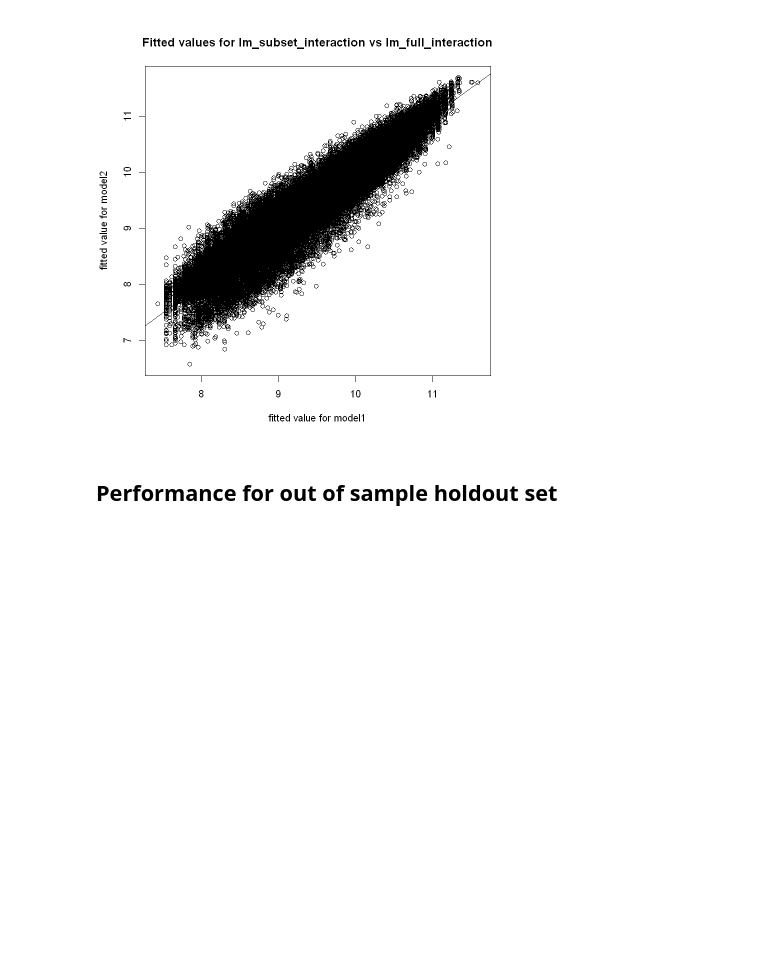
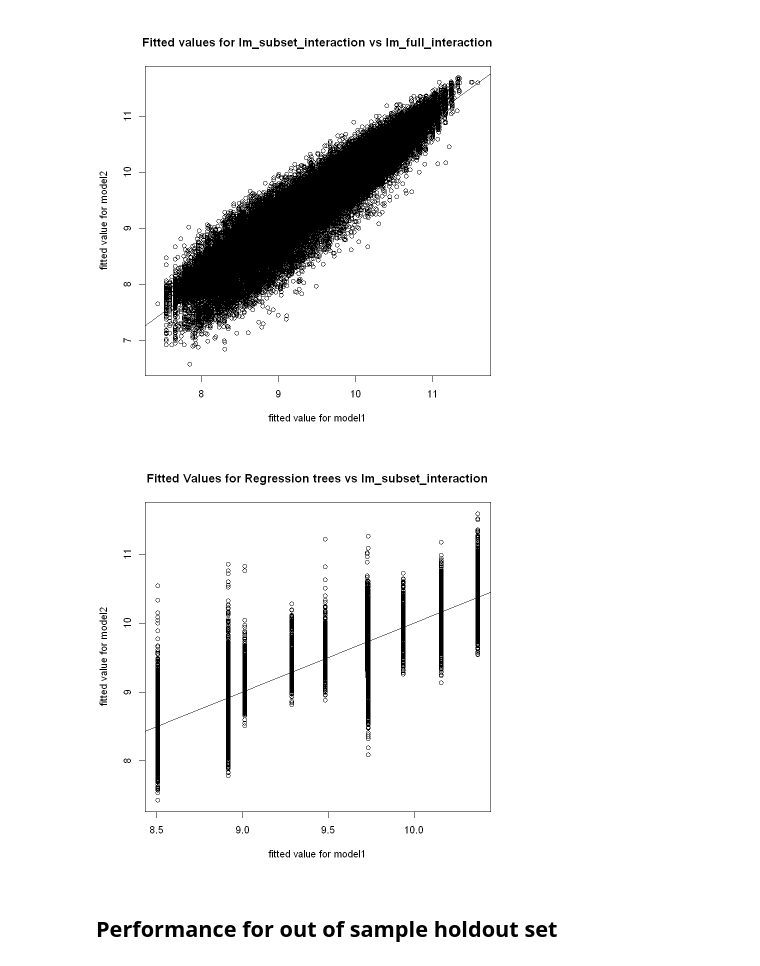
Before and after one commit to SorenRajani/STAT_447B_Project, a Jupyter notebook: 06-Validation.ipynb, the cells around one changed output. Drawn from its saved outputs; the diff is of its cells as text; code cells hidden in the pictures; blank space fills up the shorter version.

```diff
--- a/06-Validation.ipynb
+++ b/06-Validation.ipynb
@@ -53,6 +85,6 @@ res_plot(lm_dummy_model, "Residual Plot for full linear model without transforma
 # %%
 model_comp = function(model1, model2, title = "model1 vs model2"){
-    plot(fitted(model1), fitted(model2), main=title,
+    plot(predict(model1), predict(model2), main=title,
         xlab="fitted value for model1",
         ylab="fitted value for model2")
     abline(0,1)}
@@ -64,6 +96,10 @@ model_comp(lm_model_full, interact_model_full, "Fitted values for lm_full vs lm_
 model_comp(interact_model_subset, interact_model_full, "Fitted values for lm_subset_interaction vs lm_full_interaction")
 # %% [output]
 [figure]
+# %%
+model_comp(trees_full, interact_model_subset, "Fitted Values for Regression trees vs lm_subset_interaction")
+# %% [output]
+[figure, added]
 # %%
 ### TODO add all other models explored
 # %% [markdown]
```
Also changed, not shown: parts of 14 cells of this notebook, 2 other files.
